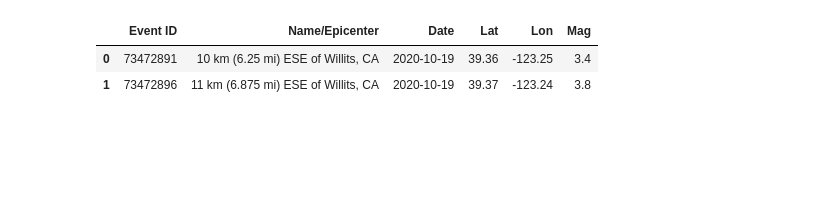
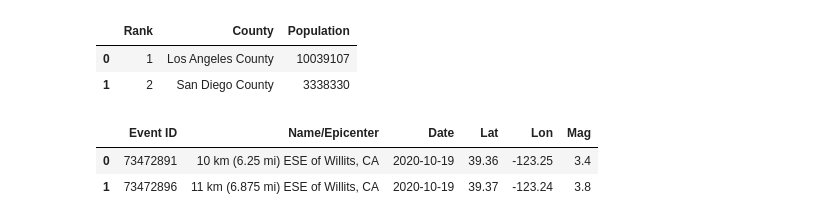
Before and after one commit to iforani/project-five, a Jupyter notebook: code/merging_data.ipynb, the cells around one changed output. Cells and saved outputs as stored; diff of their text form; code cells hidden in the pictures; blank space fills up the shorter version.

```diff
--- a/code/merging_data.ipynb
+++ b/code/merging_data.ipynb
@@ -13,6 +13,15 @@ covid.head(2)
 |  | FIPS | Admin2 | Province_State | Country_Region | Last_Update | Lat | Long_ | Confirmed | Deaths | ... |
 | 0 | 6001.0 | Alameda | California | US | 2020-10-17 04:24:12 | 37.646294 | -121.892927 | 22408 | 439 | ... |
 | 1 | 6003.0 | Alpine | California | US | 2020-10-17 04:24:12 | 38.596786 | -119.822359 | 3 | 0 | ... |
+# %%
+# bringing in county population data as a column to the covid dataframe
+population = pd.read_html('https://www.california-demographics.com/counties_by_population')[0]
+# %%
+population.head(2)
+# %% [output]
+|  | Rank | County | Population |
+| 0 | 1 | Los Angeles County | 10039107 |
+| 1 | 2 | San Diego County | 3338330 |
 # %%
 earthquake.head(2)
 # %% [output]
```
Also changed, not shown: parts of 31 cells of this notebook, 1 other file.
